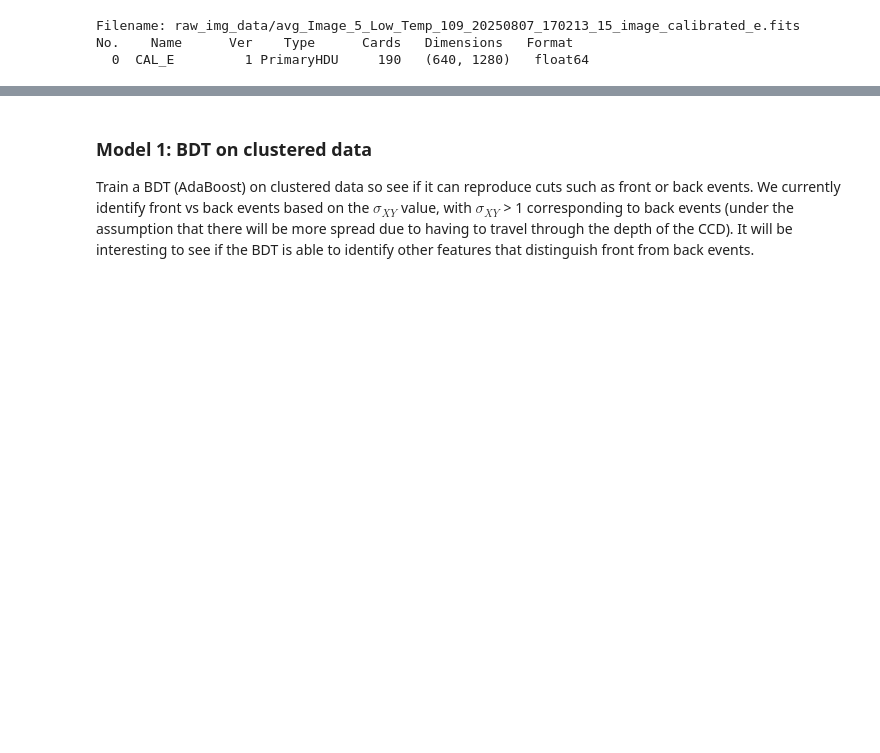
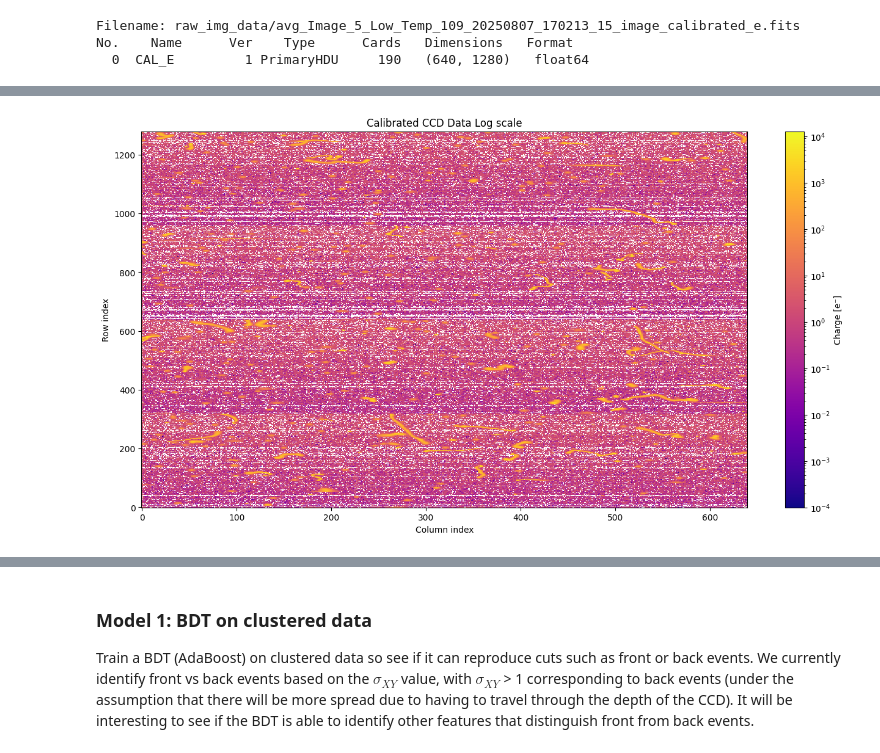
Before and after one commit to salmadouieb/damicm-ml, a Jupyter notebook: BDT.ipynb, the cells around one changed output, grey strips where cells are left out. Cells and saved outputs as stored; diff of their text form; code cells hidden in the pictures; blank space fills up the shorter version.

```diff
--- a/BDT.ipynb
+++ b/BDT.ipynb
@@ -197,0 +192,25 @@ plt.show()
+# %%
+plt.figure(figsize=(16,8))
+
+# choose a new colormap (try 'plasma', 'cividis', or 'turbo')
+cmap = plt.cm.plasma
+
+# optional: reset normalization if you want the colorbar to adapt dynamically
+norm = colors.LogNorm(vmin=max(data.min(), 1e-4), vmax=data.max())
+
+img = plt.imshow(
+    data,
+    cmap=cmap,
+    origin='lower',
+    aspect='auto',
+    norm=norm,
+    interpolation='none'
+)
+
+plt.colorbar(img, label='Charge [e⁻]')
+plt.title("Calibrated CCD Data Log scale")
+plt.xlabel("Column index")
+plt.ylabel("Row index")
+plt.show()
+# %% [output]
+[figure, added]
```
Also changed, not shown: parts of 2 cells of this notebook, 2 other files.
